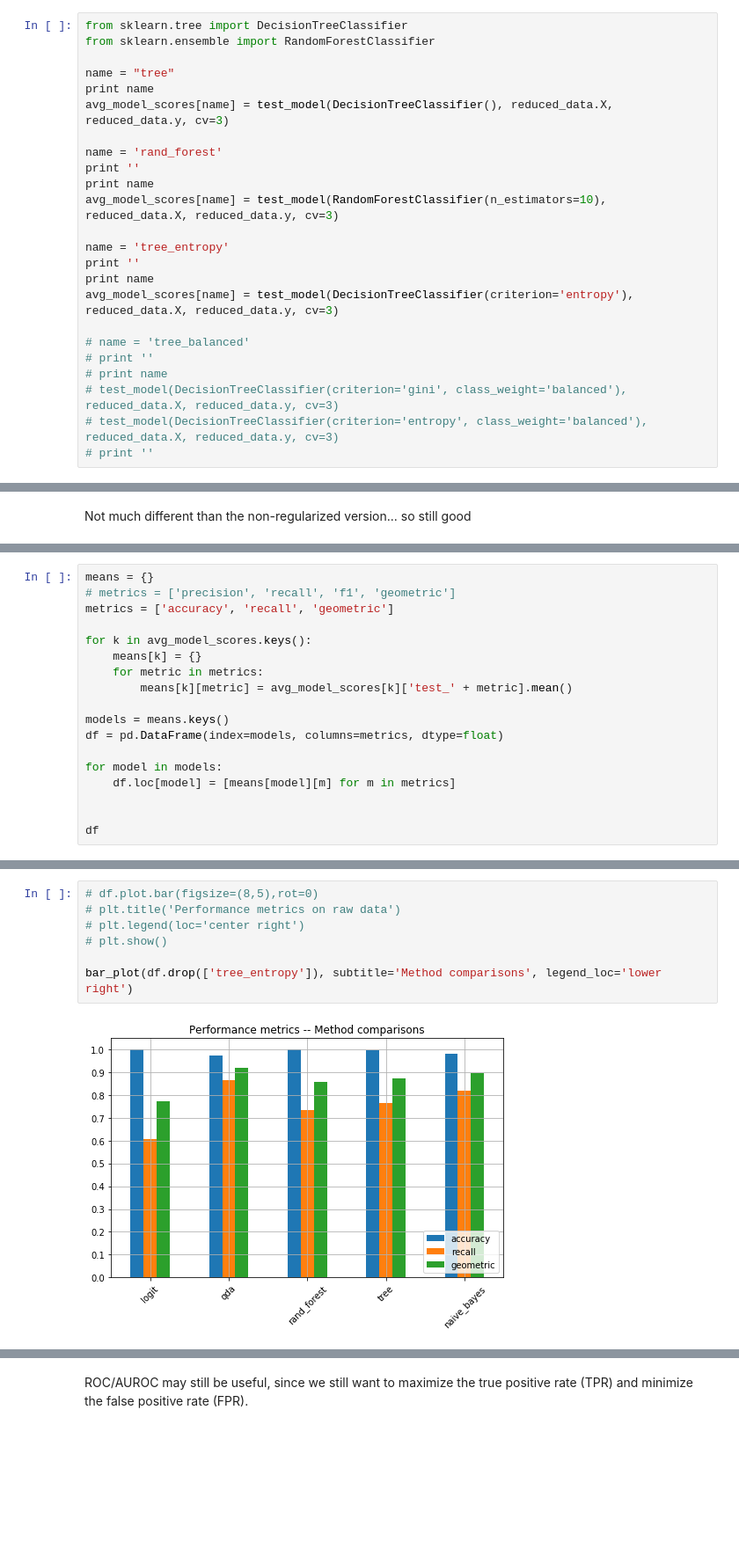
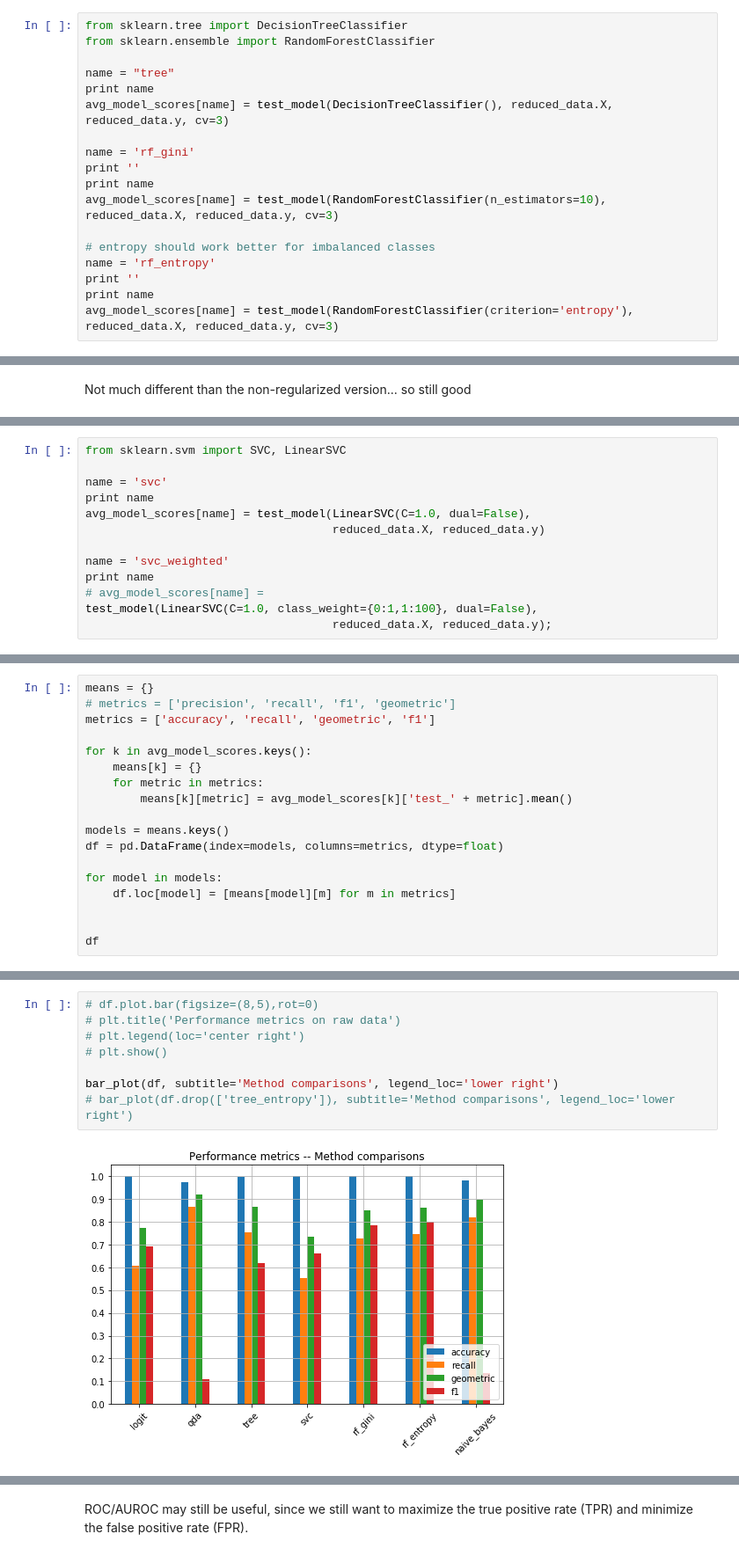
Before and after one commit to tcunnington/582_fraud, a Jupyter notebook: Testing Classifiers.ipynb, the cells around one changed output, grey strips where cells are left out. Shown: that part at 88% size. Drawn from its saved outputs; the diff is of its cells as text; blank space fills up the shorter version.

Commit message:
model group class and zooomed in plots

```diff
--- a/Testing Classifiers.ipynb
+++ b/Testing Classifiers.ipynb
@@ -172,21 +159,15 @@ name = "tree"
 print name
 avg_model_scores[name] = test_model(DecisionTreeClassifier(), reduced_data.X, reduced_data.y, cv=3)
 
-name = 'rand_forest'
+name = 'rf_gini'
 print ''
 print name
 avg_model_scores[name] = test_model(RandomForestClassifier(n_estimators=10), reduced_data.X, reduced_data.y, cv=3)
 
-name = 'tree_entropy'
+# entropy should work better for imbalanced classes
+name = 'rf_entropy'
 print ''
 print name
-avg_model_scores[name] = test_model(DecisionTreeClassifier(criterion='entropy'), reduced_data.X, reduced_data.y, cv=3)
-
-# name = 'tree_balanced'
-# print ''
-# print name
-# test_model(DecisionTreeClassifier(criterion='gini', class_weight='balanced'), reduced_data.X, reduced_data.y, cv=3)
-# test_model(DecisionTreeClassifier(criterion='entropy', class_weight='balanced'), reduced_data.X, reduced_data.y, cv=3)
-# print ''
+avg_model_scores[name] = test_model(RandomForestClassifier(criterion='entropy'), reduced_data.X, reduced_data.y, cv=3)
 # %% [output]
 tree
@@ -292,0 +301,13 @@ Now to compare numbers
+# %%
+from sklearn.svm import SVC, LinearSVC
+
+name = 'svc'
+print name
+avg_model_scores[name] = test_model(LinearSVC(C=1.0, dual=False),
+                                    reduced_data.X, reduced_data.y)
+
+name = 'svc_weighted'
+print name
+# avg_model_scores[name] =
+test_model(LinearSVC(C=1.0, class_weight={0:1,1:100}, dual=False),
+                                    reduced_data.X, reduced_data.y);
@@ -293,7 +327,7 @@ Now to compare numbers
 # %%
 means = {}
 # metrics = ['precision', 'recall', 'f1', 'geometric']
-metrics = ['accuracy', 'recall', 'geometric']
+metrics = ['accuracy', 'recall', 'geometric', 'f1']
 
 for k in avg_model_scores.keys():
     means[k] = {}
@@ -319,9 +354,10 @@ df
 # %%
 # df.plot.bar(figsize=(8,5),rot=0)
 # plt.title('Performance metrics on raw data')
 # plt.legend(loc='center right')
 # plt.show()
 
-bar_plot(df.drop(['tree_entropy']), subtitle='Method comparisons', legend_loc='lower right')
+bar_plot(df, subtitle='Method comparisons', legend_loc='lower right')
+# bar_plot(df.drop(['tree_entropy']), subtitle='Method comparisons', legend_loc='lower right')
 # %% [output]
-[figure, old version]
+[figure, new version]
```
Also changed, not shown: parts of 35 cells of this notebook, 4 other files.
